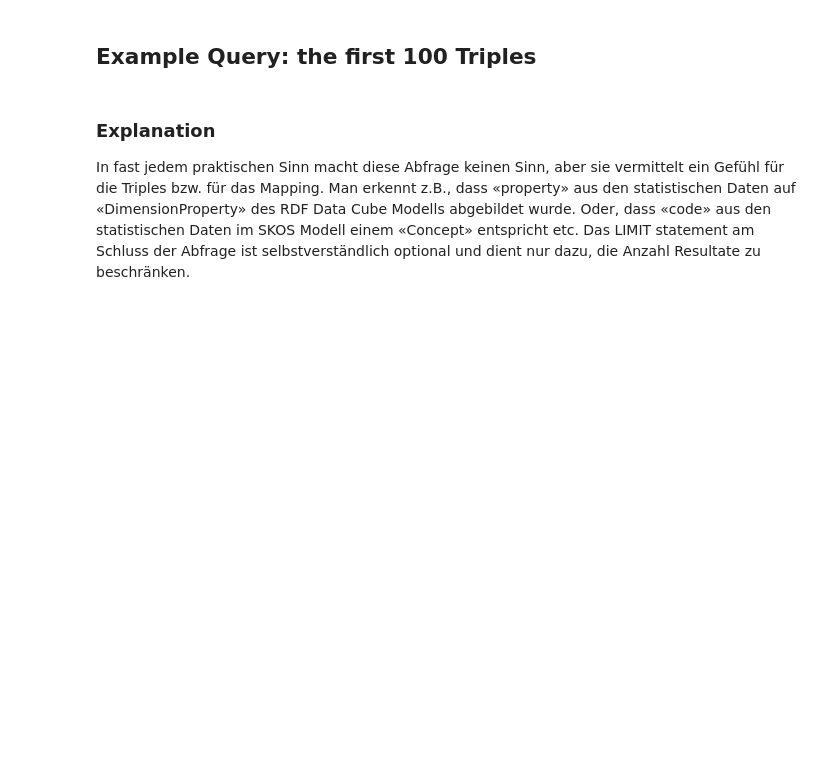
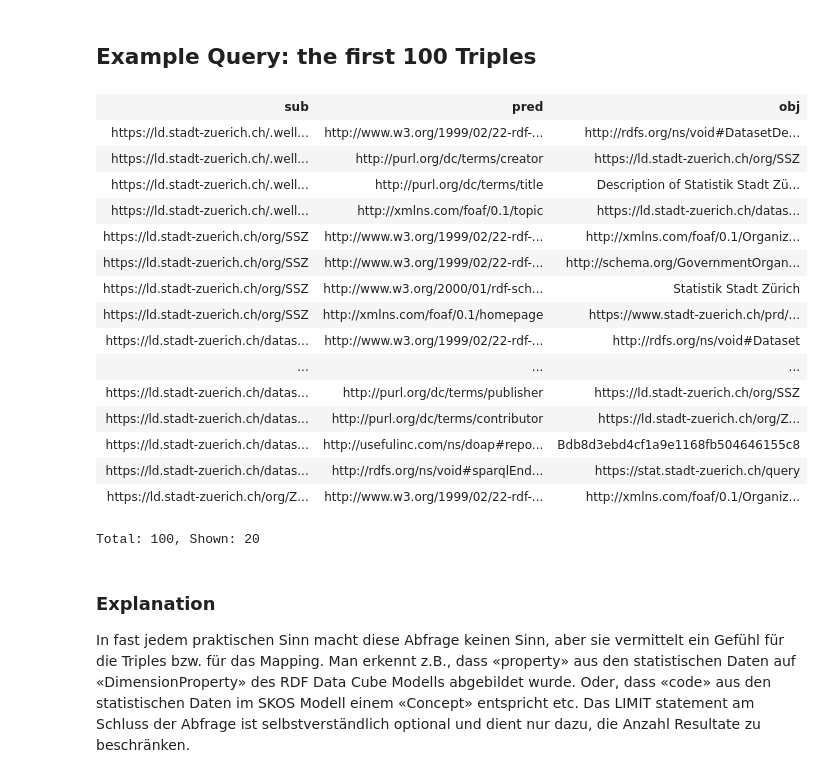
Before and after one commit to StatistikStadtZuerich/documentation, a Jupyter notebook: LOSD_Manual_of_Statistik_Stadt_Zurich.ipynb, the cells around one changed output. Saved outputs shown, nothing was run; the diff lists cells and outputs as text; code cells hidden in the pictures; blank space fills up the shorter version.

```diff
--- a/LOSD_Manual_of_Statistik_Stadt_Zurich.ipynb
+++ b/LOSD_Manual_of_Statistik_Stadt_Zurich.ipynb
@@ -240,3 +345,28 @@ LIMIT 100
+# %%
+SELECT *
+FROM <https://linked.opendata.swiss/graph/zh/statistics>
+WHERE {
+    ?sub ?pred ?obj.
+}
+LIMIT 100
+# %% [output]
+| sub | pred | obj |
+| https://ld.stadt-zuerich.ch/.well... | http://www.w3.org/1999/02/22-rdf-... | http://rdfs.org/ns/void#DatasetDe... |
+| https://ld.stadt-zuerich.ch/.well... | http://purl.org/dc/terms/creator | https://ld.stadt-zuerich.ch/org/SSZ |
+| https://ld.stadt-zuerich.ch/.well... | http://purl.org/dc/terms/title | Description of Statistik Stadt Zü... |
+| https://ld.stadt-zuerich.ch/.well... | http://xmlns.com/foaf/0.1/topic | https://ld.stadt-zuerich.ch/datas... |
+| https://ld.stadt-zuerich.ch/org/SSZ | http://www.w3.org/1999/02/22-rdf-... | http://xmlns.com/foaf/0.1/Organiz... |
+| https://ld.stadt-zuerich.ch/org/SSZ | http://www.w3.org/1999/02/22-rdf-... | http://schema.org/GovernmentOrgan... |
+| https://ld.stadt-zuerich.ch/org/SSZ | http://www.w3.org/2000/01/rdf-sch... | Statistik Stadt Zürich |
+| https://ld.stadt-zuerich.ch/org/SSZ | http://xmlns.com/foaf/0.1/homepage | https://www.stadt-zuerich.ch/prd/... |
+| https://ld.stadt-zuerich.ch/datas... | http://www.w3.org/1999/02/22-rdf-... | http://rdfs.org/ns/void#Dataset |
+| ... | ... | ... |
+| https://ld.stadt-zuerich.ch/datas... | http://purl.org/dc/terms/publisher | https://ld.stadt-zuerich.ch/org/SSZ |
+| https://ld.stadt-zuerich.ch/datas... | http://purl.org/dc/terms/contributor | https://ld.stadt-zuerich.ch/org/Z... |
+| https://ld.stadt-zuerich.ch/datas... | http://usefulinc.com/ns/doap#repo... | Bdb8d3ebd4cf1a9e1168fb504646155c8 |
+| https://ld.stadt-zuerich.ch/datas... | http://rdfs.org/ns/void#sparqlEnd... | https://stat.stadt-zuerich.ch/query |
+| https://ld.stadt-zuerich.ch/org/Z... | http://www.w3.org/1999/02/22-rdf-... | http://xmlns.com/foaf/0.1/Organiz... |
+Total: 100, Shown: 20
 # %% [markdown]
 ### Explanation
 In fast jedem praktischen Sinn macht diese Abfrage keinen Sinn, aber sie vermittelt ein Gefühl für die Triples bzw. für das Mapping. Man erkennt z.B., dass «property» aus den statistischen Daten auf «DimensionProperty» des RDF Data Cube Modells abgebildet wurde. Oder, dass «code» aus den statistischen Daten im SKOS Modell einem «Concept» entspricht etc. Das LIMIT statement am Schluss der Abfrage ist selbstverständlich optional und dient nur dazu, die Anzahl Resultate zu beschränken.
```
Also changed, not shown: parts of 73 cells of this notebook.
